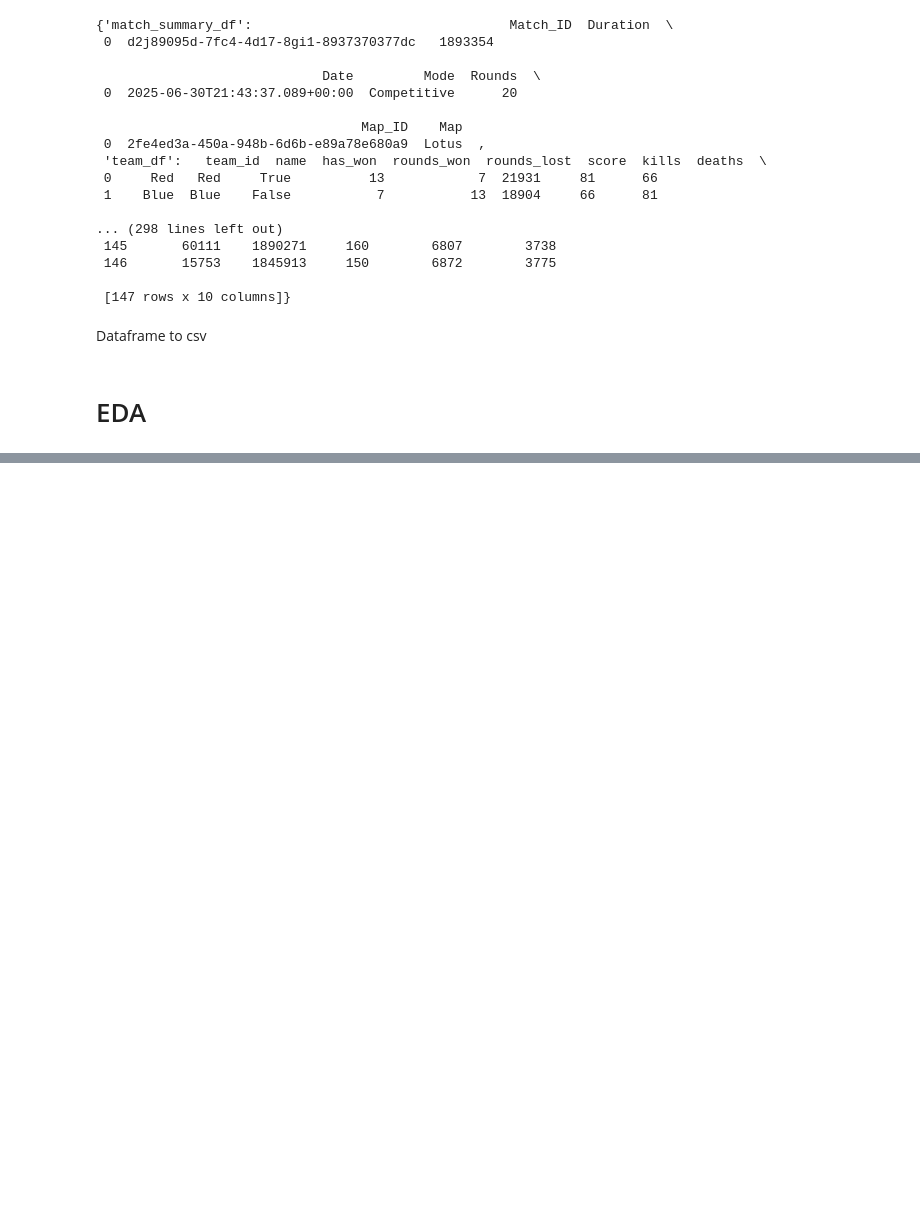
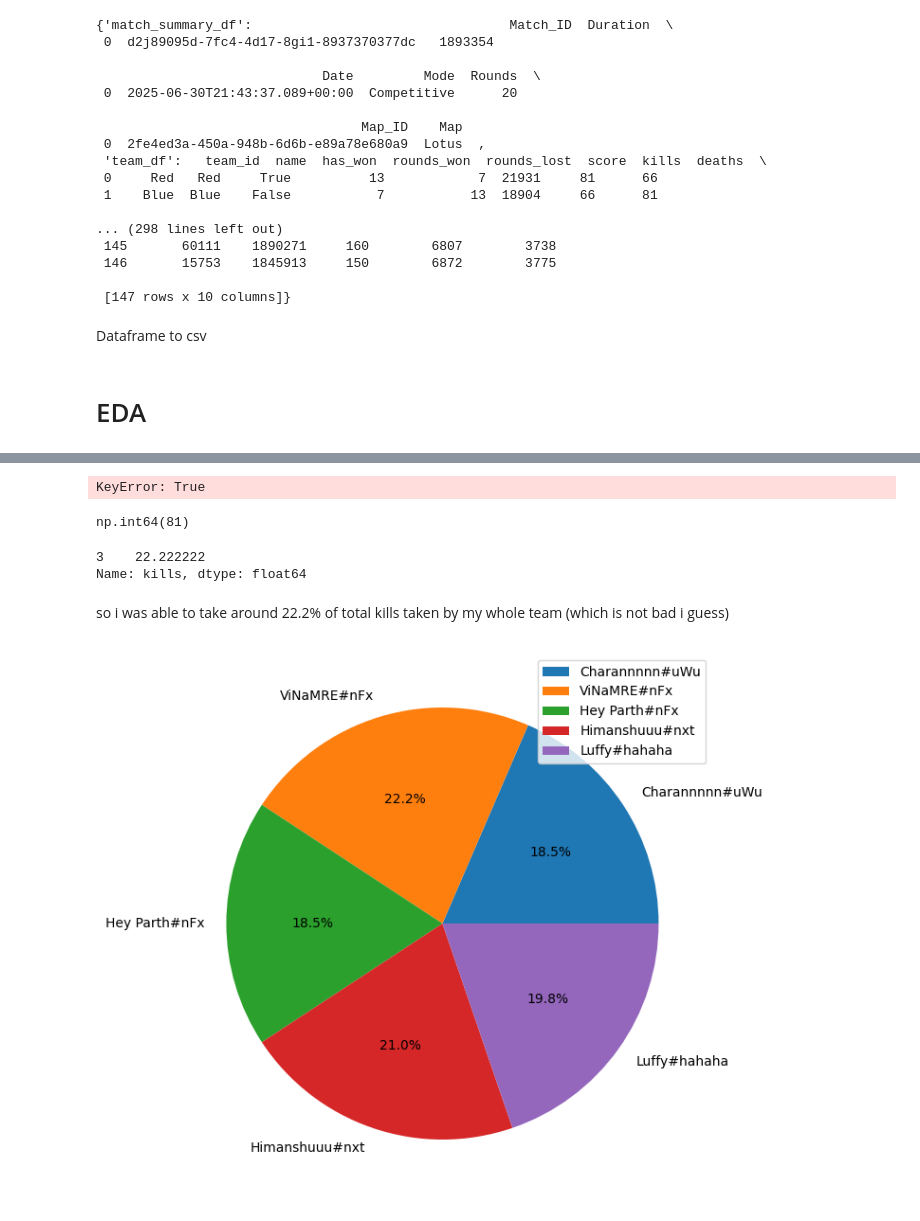
Before and after one commit to Vinnamre/Proj-X, a Jupyter notebook: match_analysis.ipynb, the cells around one changed output, grey strips where cells are left out. Drawn from its saved outputs; the diff is of its cells as text; code cells hidden in the pictures; blank space fills up the shorter version.

```diff
--- a/match_analysis.ipynb
+++ b/match_analysis.ipynb
@@ -542,0 +576,3 @@ for name, df in df_collection.items():
+# %%
+team_stats = player_summary_df[player_summary_df['Team_ID'] == 'Red']
+team_stats
@@ -542,0 +587,20 @@ for name, df in df_collection.items():
+# %%
+my_name = 'ViNaMRE#nFx'
+team_stats['Player_ID'].replace(team_stats[team_stats['Player_ID' != my_name]]['Player_ID'].values, 'Whole Team' )
+# %% [output]
+KeyError: True
+# %%
+my_kills = my_stats['kills']
+team_kills = team_stats['kills'].sum()
+kills_Perct = (my_kills/team_kills * 100)
+# %%
+team_kills
+# %% [output]
+np.int64(81)
+# %%
+kills_Perct
+# %% [output]
+3    22.222222
+Name: kills, dtype: float64
+# %% [markdown]
+so i was able to take around 22.2% of total kills taken by my whole team (which is not bad i guess)
@@ -543,3 +610,10 @@ for name, df in df_collection.items():
+# %%
+plt.figure(figsize=(8,6))
+plt.pie(team_kills, labels=team_stats['Player_ID'], autopct= '%1.1f%%')
+plt.legend()
+plt.tight_layout()
+# %% [output]
+[figure, added]
 # %%
 # as data is more complex to read we need to make a function to process this data
 
```
Also changed, not shown: parts of 6 cells of this notebook.
